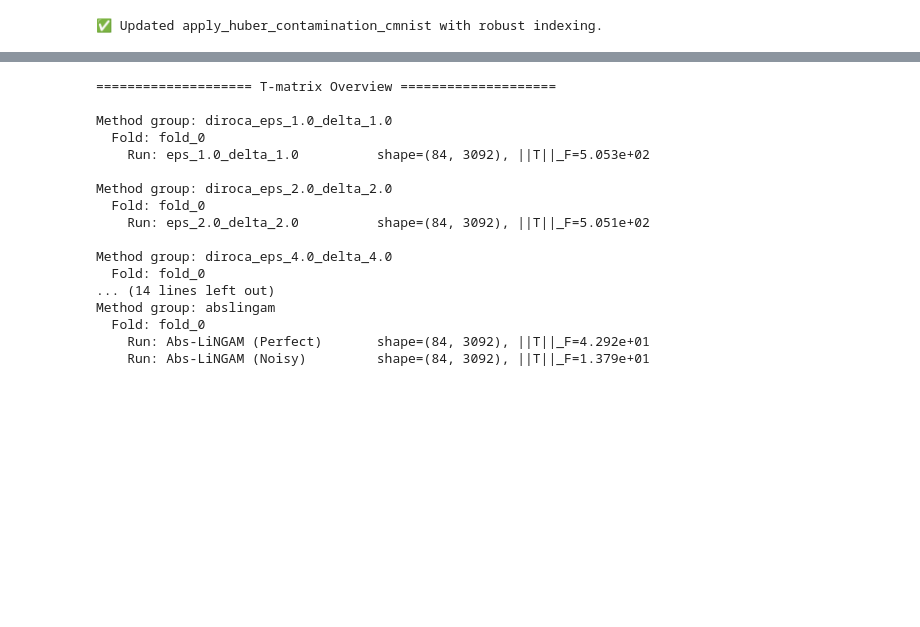
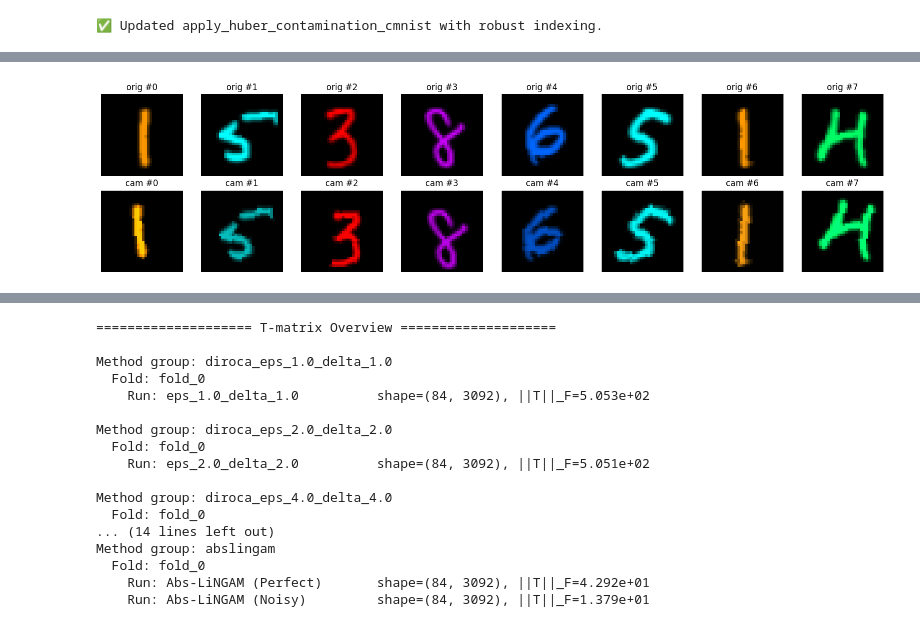
Before and after one commit to yfelekis/GenDiroca, a Jupyter notebook: cmnist_opt_new.ipynb, the cells around one changed output, grey strips where cells are left out. Cells and saved outputs as stored; diff of their text form; code cells hidden in the pictures; blank space fills up the shorter version.

```diff
--- a/cmnist_opt_new.ipynb
+++ b/cmnist_opt_new.ipynb
@@ -3046,0 +2807,14 @@ GradCA                       NaN  NaN
+# %%
+camera_transform = T.Compose([
+    T.RandomAffine(
+        degrees=10,              # small rotation
+        translate=(0.1, 0.1),    # small translation
+        scale=(0.9, 1.1)         # mild zoom
+    ),
+    T.ColorJitter(
+        brightness=0.2,
+        contrast=0.2,
+        saturation=0.1
+    ),
+    # optionally: T.GaussianBlur(3, sigma=(0.1, 1.0)),
+])
@@ -3046,0 +3089,32 @@ GradCA                       NaN  NaN
+# %%
+# reuse same subset imgs = ll_images[idx]
+
+imgs_cam = apply_camera_shifts_cmnist(
+    imgs,
+    alpha=1.0,              # apply to all 16
+    transform=camera_transform,
+    seed=0
+)
+
+n_show = 8
+fig, axes = plt.subplots(2, n_show, figsize=(2*n_show, 4))
+
+for j in range(n_show):
+    # original
+    ax = axes[0, j]
+    img = imgs[j].detach().cpu()
+    ax.imshow(img.permute(1, 2, 0).clamp(0, 1))
+    ax.axis('off')
+    ax.set_title(f"orig #{j}")
+
+    # camera-shifted
+    ax = axes[1, j]
+    img_c = imgs_cam[j].detach().cpu()
+    ax.imshow(img_c.permute(1, 2, 0).clamp(0, 1))
+    ax.axis('off')
+    ax.set_title(f"cam #{j}")
+
+plt.tight_layout()
+plt.show()
+# %% [output]
+[figure, added]
```
Also changed, not shown: parts of 19 cells of this notebook, 6 other files.
